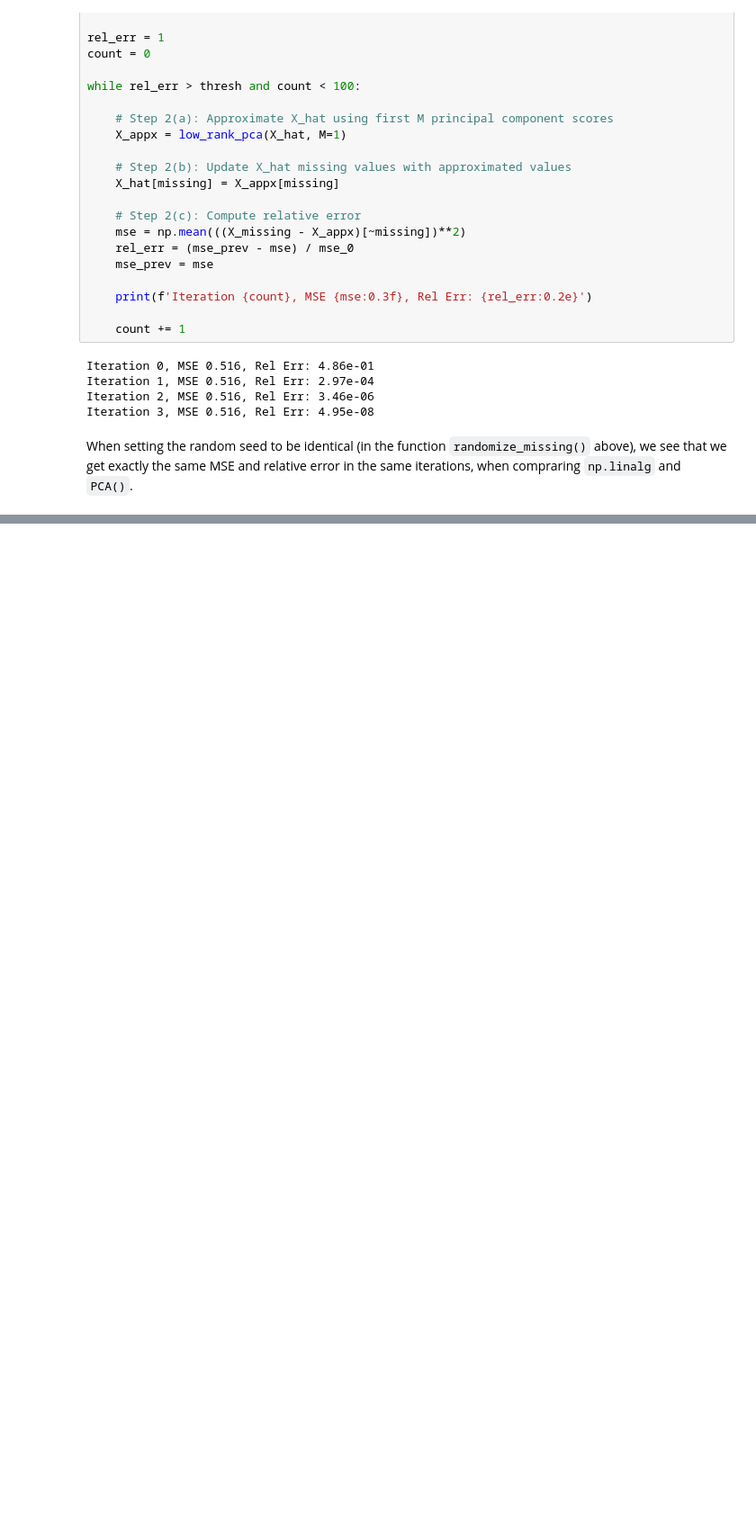
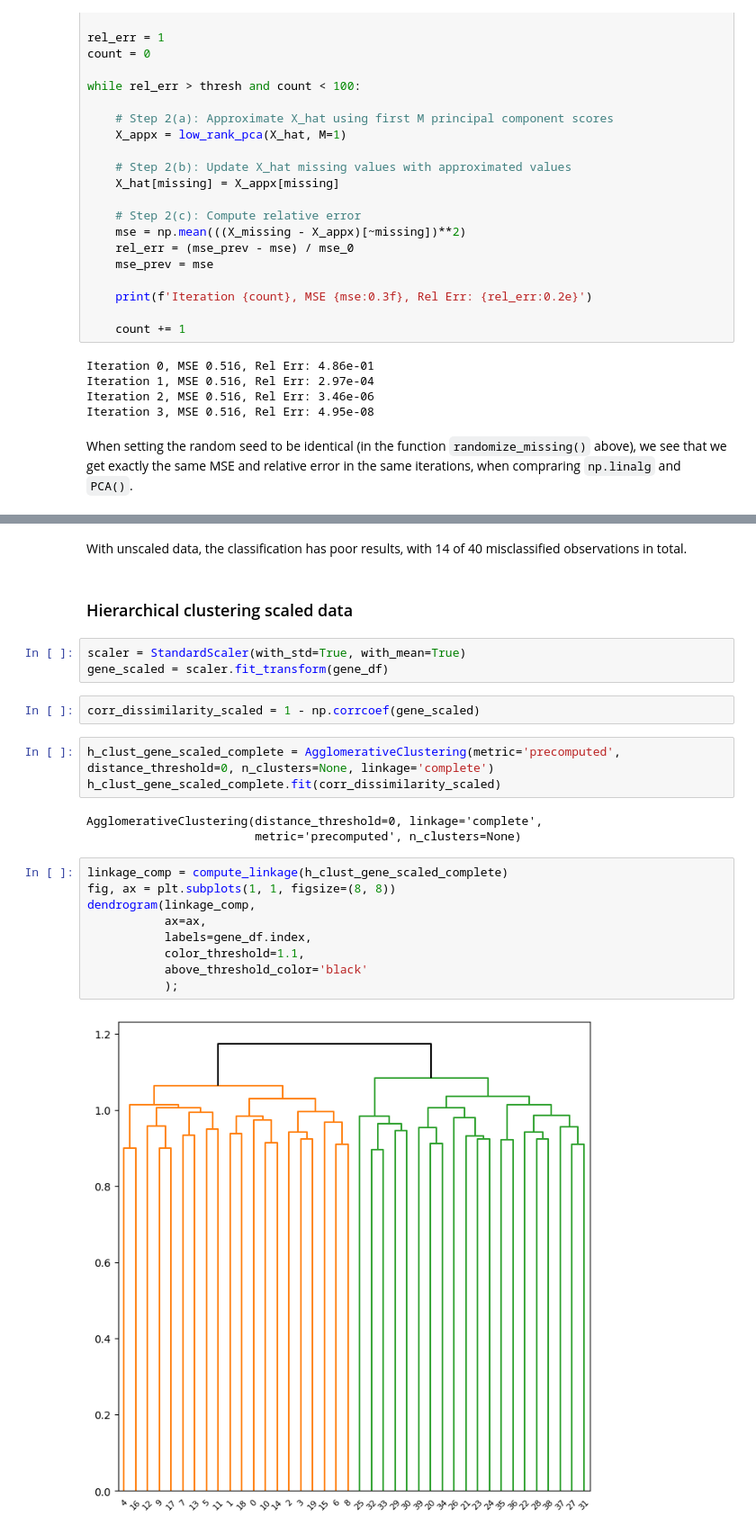
Before and after one commit to drwslv/StanfordOnline-Statistical-Learning, a Jupyter notebook: Ch12 Solutions Applied.ipynb, the cells around one changed output, grey strips where cells are left out. Shown at 90% size. Saved outputs shown, nothing was run; the diff lists cells and outputs as text; blank space fills up the shorter version.

```diff
--- a/Ch12 Solutions Applied.ipynb
+++ b/Ch12 Solutions Applied.ipynb
@@ -684,0 +757,26 @@ When setting the random seed to be identical (in the function `randomize_missing
+# %% [markdown]
+With unscaled data, the classification has poor results, with 14 of 40 misclassified observations in total.
+# %% [markdown]
+### Hierarchical clustering scaled data
+# %%
+scaler = StandardScaler(with_std=True, with_mean=True)
+gene_scaled = scaler.fit_transform(gene_df)
+# %%
+corr_dissimilarity_scaled = 1 - np.corrcoef(gene_scaled)
+# %%
+h_clust_gene_scaled_complete = AgglomerativeClustering(metric='precomputed', distance_threshold=0, n_clusters=None, linkage='complete')
+h_clust_gene_scaled_complete.fit(corr_dissimilarity_scaled)
+# %% [output]
+AgglomerativeClustering(distance_threshold=0, linkage='complete',
+                        metric='precomputed', n_clusters=None)
+# %%
+linkage_comp = compute_linkage(h_clust_gene_scaled_complete)
+fig, ax = plt.subplots(1, 1, figsize=(8, 8))
+dendrogram(linkage_comp,
+           ax=ax,
+           labels=gene_df.index,
+           color_threshold=1.1,
+           above_threshold_color='black'
+           );
+# %% [output]
+[figure, added]
```
Also changed, not shown: parts of 17 cells of this notebook.
